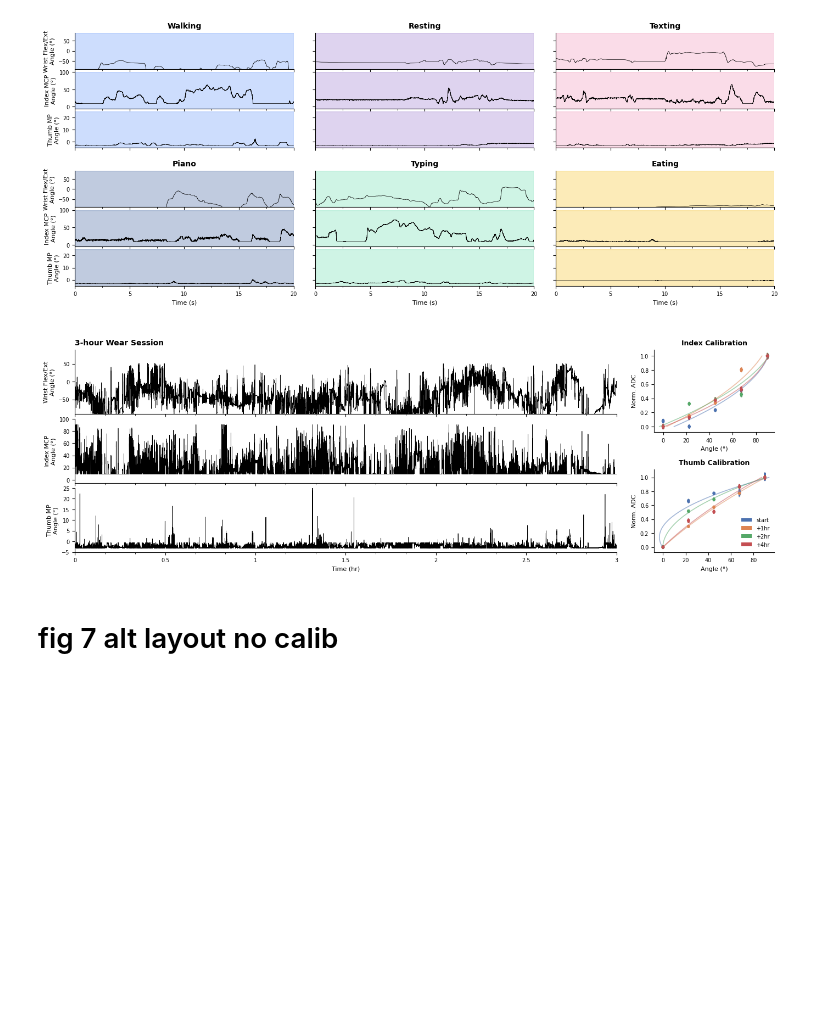
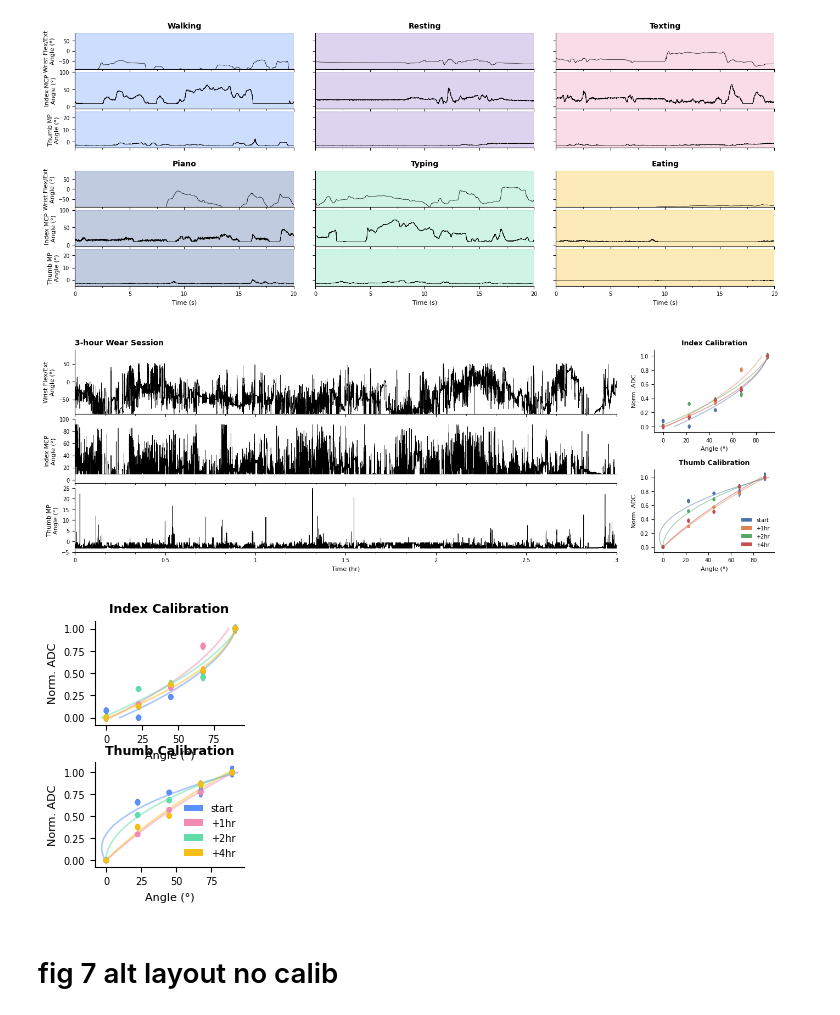
Before and after one commit to neuralengatberkeley/Strain-Sensor-, a Jupyter notebook: Code/analysis/camera_sensor_imu_analysis/wear_6hr_plotting.ipynb, the cells around one changed output. Drawn from its saved outputs; the diff is of its cells as text; code cells hidden in the pictures; blank space fills up the shorter version.

```diff
--- a/Code/analysis/camera_sensor_imu_analysis/wear_6hr_plotting.ipynb
+++ b/Code/analysis/camera_sensor_imu_analysis/wear_6hr_plotting.ipynb
@@ -1960,6 +1960,52 @@ plot_wear_summary_figure_final(
 )
 # %% [output]
 [figure]
+# %%
+# Calibration-only figure for compact layouts
+def plot_calibration_curves_only(
+    calibration_df_raw,
+    manual_calibration_segments,
+    all_calibration_data_df,
+    calibration_models_by_set,
+    *,
+    set_order,
+    set_color_map,
+    figsize=(2.1, 3.0),
+    save_path="wear_calibration_curves.pdf",
+):
+    # The helper preserves the summary figure's 9/8/7 pt title, label,
+    # and tick typography while stacking the two panels vertically.
+    fig, axes = plt.subplots(2, 1, figsize=figsize)
+
+    _plot_calibration_sets_on_axes(
+        axes,
+        calibration_df_raw,
+        manual_calibration_segments,
+        all_calibration_data_df,
+        calibration_models_by_set,
+        normal=True,
+        set_order=set_order,
+        set_color_map=set_color_map,
+    )
+
+    fig.subplots_adjust(
+        left=0.27, right=0.98, top=0.94, bottom=0.12, hspace=0.36
+    )
+    fig.savefig(save_path, format="svg", bbox_inches="tight")
+    plt.show()
+    return fig, axes
+
+
+calibration_only_fig, calibration_only_axes = plot_calibration_curves_only(
+    calibration_df_raw,
+    manual_calibration_segments,
+    all_calibration_data_df,
+    calibration_models_by_set,
+    set_order=SET_ORDER,
+    set_color_map=SET_COLOR_MAP,
+)
+# %% [output]
+[figure, added]
 # %% [markdown]
 # fig 7 alt layout no calib
 # %%
```
Also changed, not shown: parts of 3 cells of this notebook, 9 other files.
